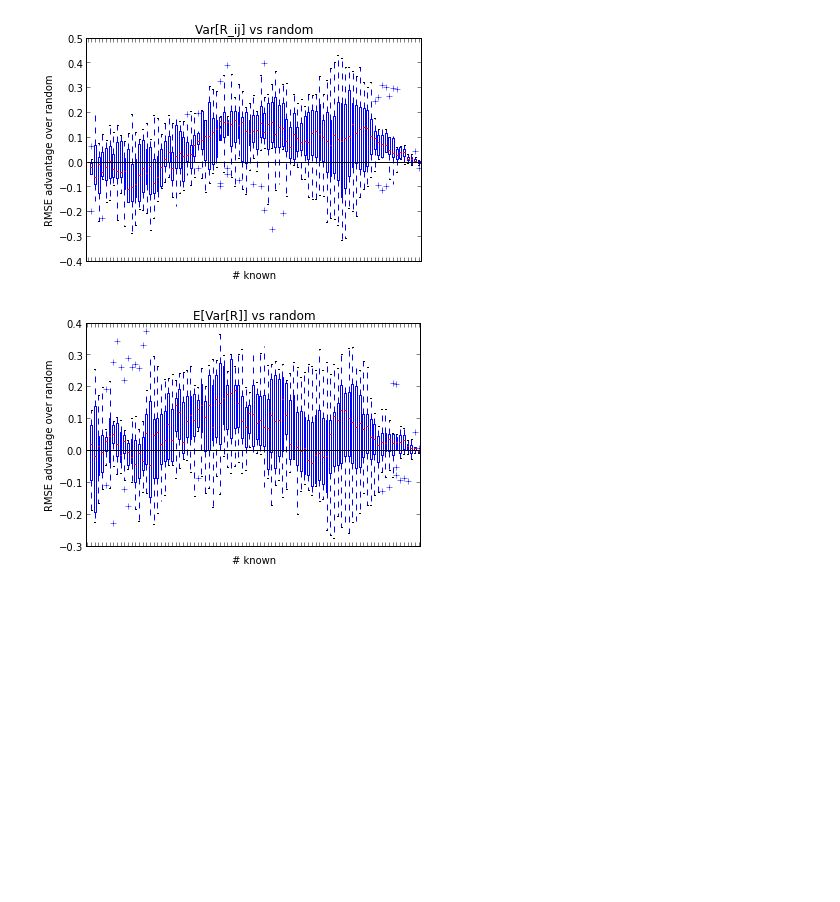
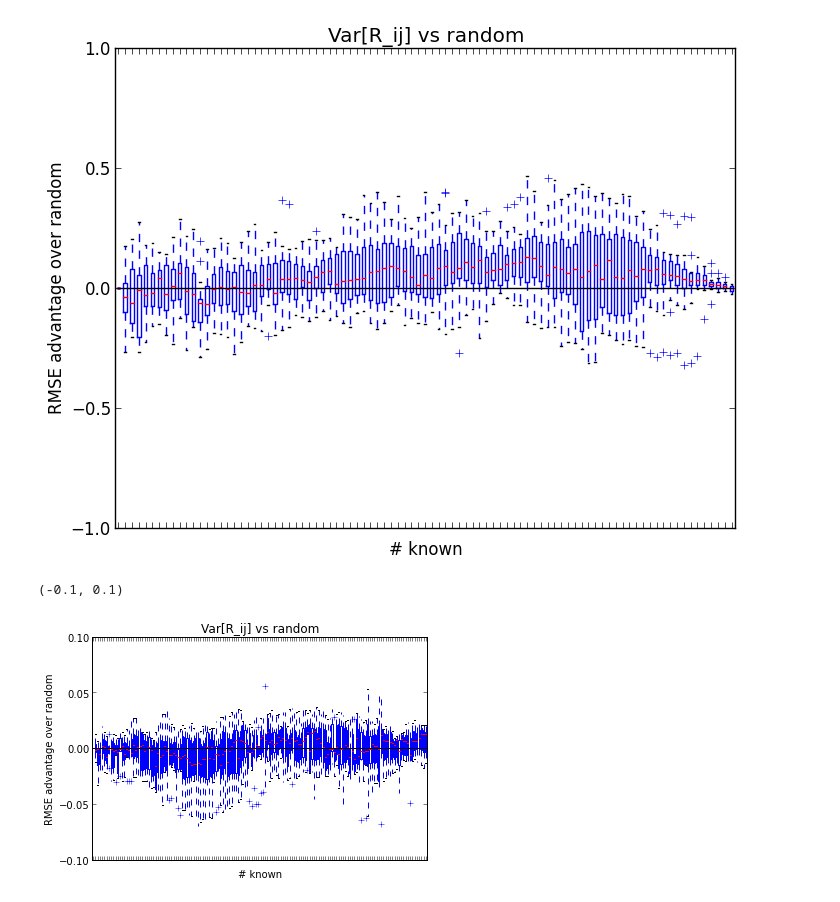
Before and after one commit to autonlab/active-matrix-factorization, a Jupyter notebook: python-pmf/result-quality.ipynb, the cells around one changed output. Drawn from its saved outputs; the diff is of its cells as text; code cells hidden in the pictures; blank space fills up the shorter version.

Commit message:
result-quality notebook updates

```diff
--- a/python-pmf/result-quality.ipynb
+++ b/python-pmf/result-quality.ipynb
@@ -5,4 +7,6 @@ filenames = glob.glob('../results/10x10_discrete4_d4/run*/results_bayes_300_300.
 # %%
 filenames = glob.glob('../results/6x6_r2_d2/run*/results_bayes_nolookahead.pkl')
+# %%
+random_keys = ('random', 'bayes_random', 'mmmf_random', 'rc_random')def get_random(r):    for x in random_keys:        if x in r:            return r[x]
 # %%
-diffs = defaultdict(list)for filename, results in zip(filenames, load_results(filenames)):    ns, random = rmse(results['random'] if 'random' in results else results['rc_random'])    for k, v in results.items():        if k != 'random' and k != 'rc_random' and not k.startswith('_'):            if 'bayes' in filename:                k = 'bayes_' + k            diffs[k].append(random - rmse(v)[1])
+diffs = defaultdict(list)for filename, results in zip(filenames, load_results(filenames)):    ns, random = rmse(get_random(results))    for k, v in results.items():        if k not in random_keys and not k.startswith('_'):            if 'bayes' in filename and not k.startswith('bayes_'):                k = 'bayes_' + k            diffs[k].append(random - rmse(v)[1])
@@ -19,4 +33,4 @@ lineplot.gca().set_title("10x10 discrete, 12 runs")lineplot.savefig('10x10_discr
 # %%
 lineplot.gca().set_title("10x10 discrete, 12 runs, variational")lineplot.savefig('10x10_discrete_vs_random_variational.png')
 # %%
-def diffs_boxplot(diffs, ns, name):    boxplot(np.asarray(diffs), bootstrap=10**5, positions=ns)    plot(ns, [0] * len(ns), c='k')    title("{} vs random".format(name))    ylabel("RMSE advantage over random")    xlabel("# known")    xticks(ns, [])
+def diffs_boxplot(diffs, ns, name=''):    boxplot(np.asarray(diffs), bootstrap=10**5, positions=ns)    plot(ns, [0] * len(ns), c='k')    if name:        title("{} vs random".format(name))    ylabel("RMSE advantage over random")    xlabel("# known")    xticks(ns, [])
@@ -23,14 +39,15 @@ def diffs_boxplot(diffs, ns, name):    boxplot(np.asarray(diffs), bootstrap=10**
 # %%
-box_var = figure()diffs_boxplot(diffs['bayes_pred-variance'], ns, 'Var[R_ij]')
+box_var = figure()diffs_boxplot(diffs['bayes_pred-variance'], ns, 'Var[R_ij]')ylim(-1, 1)display(box_var)
 # %% [output]
-[figure, old version]
+[figure, new version]
 # %%
 box_var.savefig('/Users/dsutherl/Desktop/10x10_300samps_var.png')
 # %%
 box_var.savefig('6x6_continuous_var_vs_random.png')
 # %%
-box_exp = figure()diffs_boxplot(diffs['bayes_exp-variance'], ns, 'E[Var[R]]')
+box_exp = figure()diffs_boxplot(diffs['mmmf_min-margin-pos'], ns, 'Var[R_ij]')ylim(-.1, .1)
 # %% [output]
+(-0.1, 0.1)
-[figure, old version]
+[figure, new version]
 # %%
 box_exp.savefig('/Users/dsutherl/Desktop/10x10_300samps_exp.png')
```
Also changed, not shown: parts of 10 cells of this notebook.
